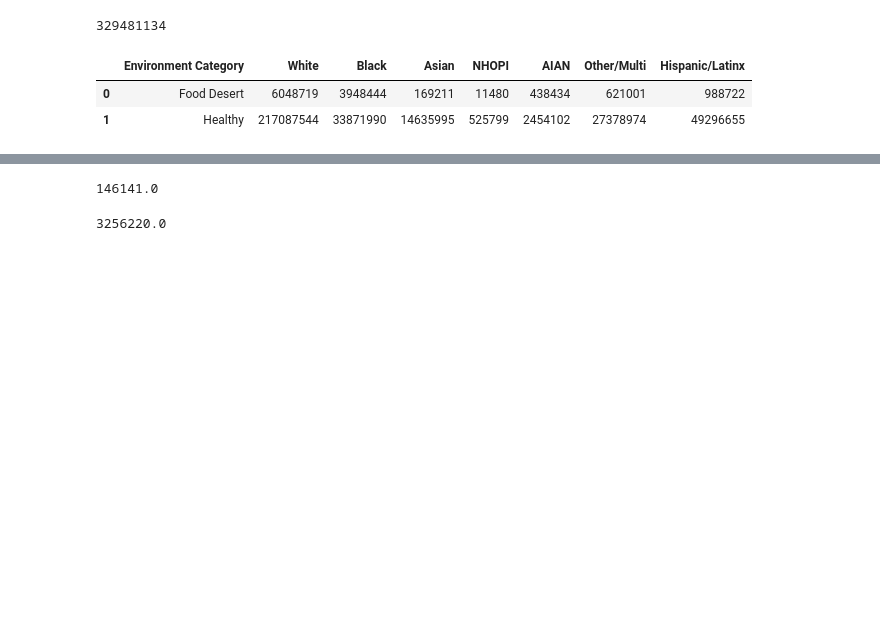
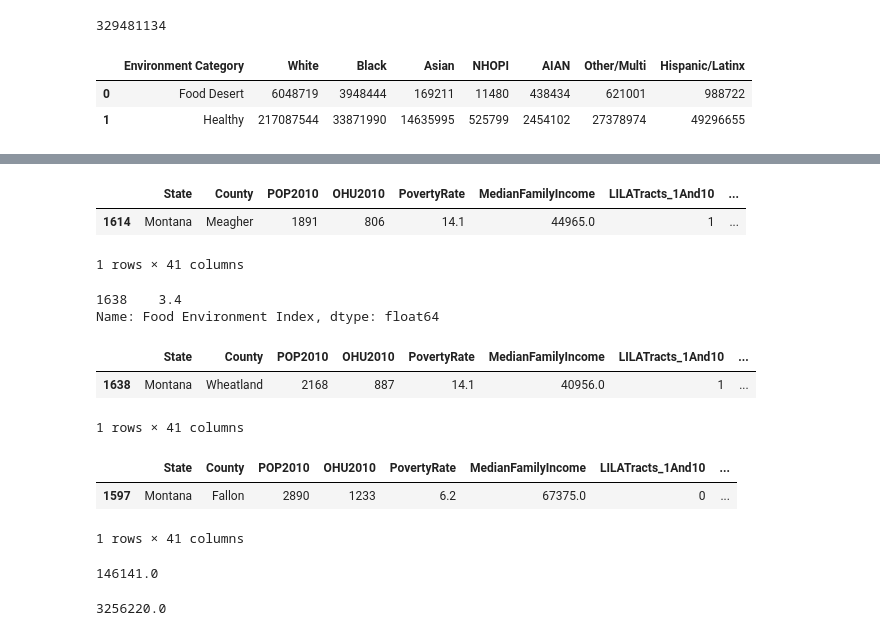
Before and after one commit to Ssimoes48/Food-Deserts-Analysis, a Jupyter notebook: Pie_Plots_4.ipynb, the cells around one changed output, grey strips where cells are left out. Saved outputs shown, nothing was run; the diff lists cells and outputs as text; code cells hidden in the pictures; blank space fills up the shorter version.

```diff
--- a/Pie_Plots_4.ipynb
+++ b/Pie_Plots_4.ipynb
@@ -329,0 +368,29 @@ plt.show()
+# %%
+#Find county name for min
+min_name=mt_info.loc[mt_info["Food Environment Index"]==min_mt_fei]
+min_name
+#Did not choose Meagher county due to population differences
+# %% [output]
+|  | State | County | POP2010 | OHU2010 | PovertyRate | MedianFamilyIncome | LILATracts_1And10 | ... |
+| 1614 | Montana | Meagher | 1891 | 806 | 14.1 | 44965.0 | 1 | ... |
+1 rows × 41 columns
+# %%
+#Chose Wheatland, MT to compare to Fallon due to similar population size (or as close possible)
+wheatlandmt = combined_df.loc[(combined_df["State"] == "Montana")&(combined_df["County"]== "Wheatland")]
+wheatlandmt["Food Environment Index"]
+# %% [output]
+1638    3.4
+Name: Food Environment Index, dtype: float64
+# %%
+wheatlandmt
+# %% [output]
+|  | State | County | POP2010 | OHU2010 | PovertyRate | MedianFamilyIncome | LILATracts_1And10 | ... |
+| 1638 | Montana | Wheatland | 2168 | 887 | 14.1 | 40956.0 | 1 | ... |
+1 rows × 41 columns
+# %%
+fallonmt = combined_df.loc[(combined_df["State"] == "Montana")&(combined_df["County"]== "Fallon")]
+fallonmt
+# %% [output]
+|  | State | County | POP2010 | OHU2010 | PovertyRate | MedianFamilyIncome | LILATracts_1And10 | ... |
+| 1597 | Montana | Fallon | 2890 | 1233 | 6.2 | 67375.0 | 0 | ... |
+1 rows × 41 columns
```
Also changed, not shown: parts of 10 cells of this notebook, 2 other files.
